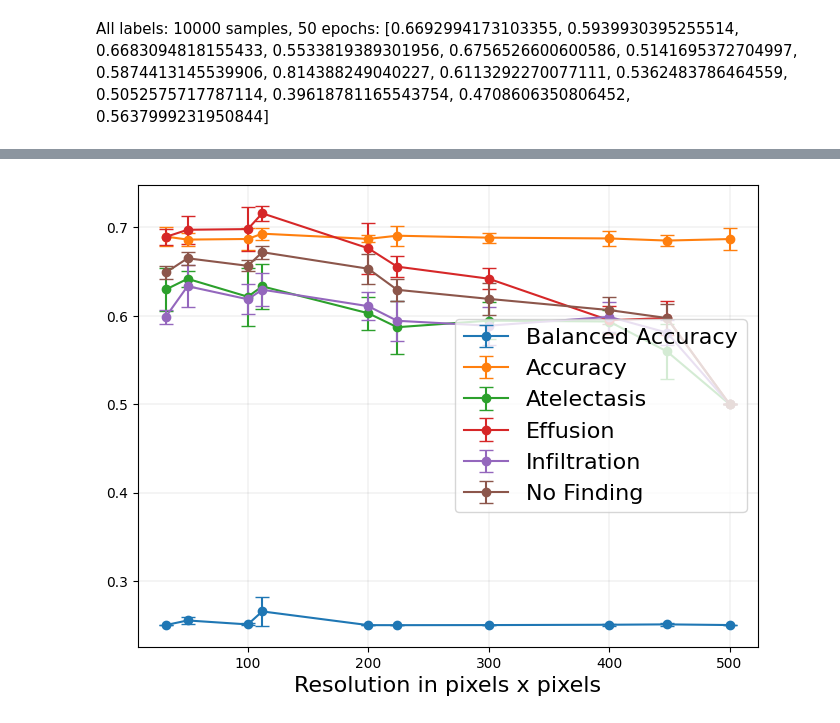
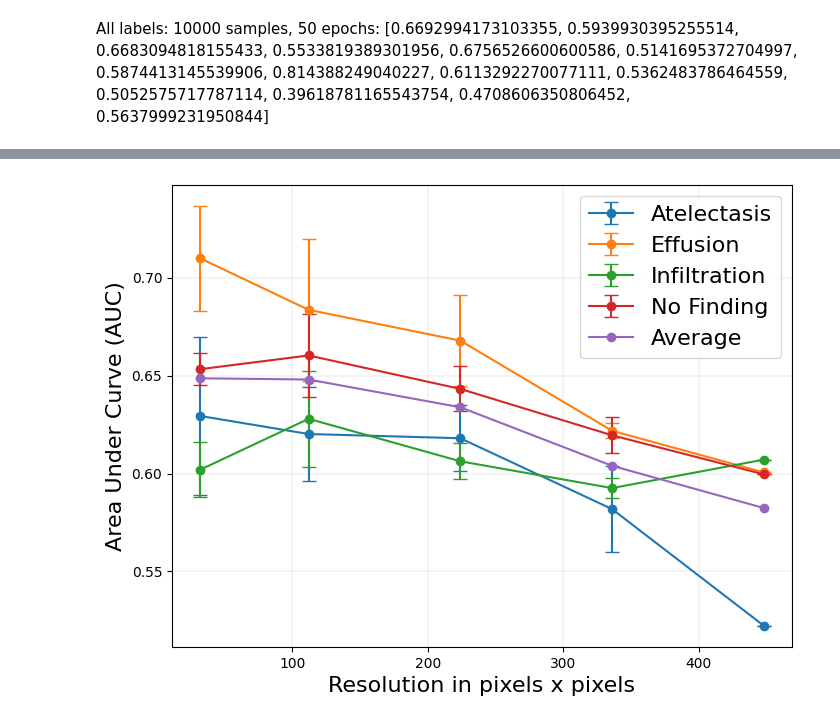
Before and after one commit to Naxsos/MedicaldeepLearning, a Jupyter notebook: Computational_Limitations/chestxray8_applied.ipynb, the cells around one changed output, grey strips where cells are left out. Saved outputs shown, nothing was run; the diff lists cells and outputs as text; code cells hidden in the pictures.

```diff
--- a/Computational_Limitations/chestxray8_applied.ipynb
+++ b/Computational_Limitations/chestxray8_applied.ipynb
@@ -206,8 +232,8 @@ def create_model_3(image_size):
         Conv2D(128, (3, 3), activation='relu'),
         MaxPooling2D((2, 2)),
         Dropout(0.3),
-        Conv2D(256, (3, 3), activation='relu', padding='same'), # new
-        Conv2D(256, (3, 3), activation='relu', padding='same'), # new
+        Conv2D(256, (3, 3), activation='relu'), # new
+        Conv2D(256, (3, 3), activation='relu'), # new
         MaxPooling2D((2, 2)), # new
         Dropout(0.3), # new
         Flatten(),
@@ -279,5 +299,5 @@ val_dataset = create_val_dataset(images_val, labels_val)
 # %%
-model = create_resnet_model(IMAGE_SIZE)
+model = create_model_1(IMAGE_SIZE)
 
 steps_per_epoch = len(images_train) // BATCH_SIZE
 validation_steps = len(images_val) // BATCH_SIZE
@@ -285,10 +305,13 @@ validation_steps = len(images_val) // BATCH_SIZE
 # class_weights = sklearn.utils.class_weight.compute_class_weight(class_weight='balanced', classes=np.unique(labels_train.argmax(axis=1)), y=labels_train.argmax(axis=1))
 # class_weights = {i: class_weights[i] for i in range(len(class_weights))}
 
-model.fit(
+early_stopping = EarlyStopping(monitor='val_loss', patience=5, restore_best_weights=True)
+
+history = model.fit(
     train_dataset,
     steps_per_epoch=steps_per_epoch,
     epochs=20,
     validation_data=val_dataset,
-    validation_steps=validation_steps
+    validation_steps=validation_steps,
+    callbacks=[early_stopping]
 )
@@ -299,7 +337,7 @@ BATCH_SIZE = 16
 NUMBER_OF_IMAGES = 1000
 evaluations = {}
 
-for ev_image_size in [100, 200, 300, 400, 500, 600, 700, 800, 900, 1000]:
+for ev_image_size in [32, 112, 224, 336, 448]:
 
     images, labels = prepare_data(df[:NUMBER_OF_IMAGES], ev_image_size)
     images_train, images_val, labels_train, labels_val = sklearn.model_selection.train_test_split(images, labels, random_state=42, test_size=0.2)
@@ -415,5 +630,8 @@ KeyboardInterrupt:
 # %%
-# 20 epochs
+# 224 mit 50 epochs: [([0.6082184392132524, 0.7119830426305155, 0.6222405129716557, 0.6610328540836763], 0.2536846605997667, 0.681)]
+# 448 mit 50 epochs: [([0.5750806451612903, 0.5773582854530165, 0.6076926874468345, 0.606651815949018], 0.26615550103682195, 0.6875)]
+
+# 20 epochs, 1000 samples, resnet50
 
 evaluations = {}
 evaluations[32] = [([0.6338036541655739, 0.6786923784849304, 0.6046562950444853, 0.6592096443897533], 0.25, 0.6845), ([0.6606437267041, 0.7024752307466362, 0.6011493762413108, 0.658043833443105], 0.25, 0.7095), ([0.6301414515077548, 0.6888848541809068, 0.6085510907003444, 0.6432579702142742], 0.25, 0.6905), ([0.6377228810644189, 0.6973801801801802, 0.5865044638910988, 0.6435441720003087], 0.25, 0.6815), ([0.5868017045122876, 0.679469238206707, 0.5945928123969667, 0.6412990683856825], 0.25, 0.6825)]
@@ -426,5 +644,5 @@ evaluations[224] = [([0.5402481358676193, 0.6404963069238536, 0.6226374582910199
 evaluations[300] = [([0.5627874201401992, 0.6410054054054054, 0.5762157842010666, 0.6058698664295562], 0.25, 0.6815), ([0.5821828848286731, 0.646407943616101, 0.5924789223305543, 0.611870439272014], 0.25, 0.6825), ([0.5961550243221055, 0.6557337737563286, 0.5558319173363949, 0.5981359668397571], 0.24981923355025307, 0.691), ([0.6205875576036867, 0.6475332597043356, 0.600084110779298, 0.6352615040370125], 0.25, 0.6965), ([0.6110019366598314, 0.6195505638870552, 0.6194843461501904, 0.6449039663917496], 0.25, 0.691)]
 evaluations[400] = [([0.5934972374117111, 0.5998608347952212, 0.5755528435619471, 0.5880145313081038], 0.2525428429130917, 0.6765), ([0.5845004182544846, 0.6161074283093306, 0.5862846220770295, 0.6072660580993423], 0.24970656517781326, 0.681), ([0.5751652471546307, 0.5684800611542872, 0.5968600878030158, 0.590612516334854], 0.24981804949053857, 0.6865), ([0.6093402944242367, 0.5903563759263403, 0.6226812440936232, 0.622820684558454], 0.24964362081254454, 0.7005), ([0.6054196757961079, 0.5999978767901314, 0.6130195677673574, 0.6240004187097388], 0.25, 0.6935)]
 evaluations[448] = [([0.5948434235362865, 0.6088043759789834, 0.5820414975141738, 0.615635619579952], 0.25, 0.686), ([0.556728679009231, 0.6221829905306087, 0.5689762365294281, 0.6047993224052771], 0.25026102751873675, 0.68), ([0.5930502281720463, 0.6005039023657193, 0.5949828567294714, 0.6089860055158021], 0.2504404864278771, 0.6875), ([0.512282258441134, 0.5636324990700887, 0.5985066976159389, 0.5816680484086708], 0.2498205312275664, 0.696), ([0.5417816242678556, 0.5930463887935512, 0.5607502810183497, 0.5764054395865293], 0.25326676528599606, 0.6765)]
-evaluations[500] = [([0.5, 0.5, 0.5, 0.5], 0.25, 0.6735), ([0.5, 0.5, 0.5, 0.5], 0.25, 0.675), ([0.5, 0.5, 0.5, 0.5], 0.25, 0.6835), ([0.5, 0.5, 0.5, 0.5], 0.25, 0.706), ([0.5, 0.5, 0.5, 0.5], 0.25, 0.6965)]
+# evaluations[500] = [([0.5, 0.5, 0.5, 0.5], 0.25, 0.6735), ([0.5, 0.5, 0.5, 0.5], 0.25, 0.675), ([0.5, 0.5, 0.5, 0.5], 0.25, 0.6835), ([0.5, 0.5, 0.5, 0.5], 0.25, 0.706), ([0.5, 0.5, 0.5, 0.5], 0.25, 0.6965)]
 # %%
@@ -432,7 +650,5 @@ evaluations[500] = [([0.5, 0.5, 0.5, 0.5], 0.25, 0.6735), ([0.5, 0.5, 0.5, 0.5],
 #     pickle.dump(evaluations, file)
 # %%
-plt.figure(figsize=(8, 6))
-
 aucs_at_means = []
 aucs_at_stds = []
 aucs_ef_means = []
@@ -445,6 +661,8 @@ baccs_means = []
 baccs_stds = []
 accs_means = []
 accs_stds = []
+aucs_All_means = []
+aucs_All_stds = []
 
 
 for evals_per_size in evaluations.values():
@@ -462,38 +680,42 @@ for evals_per_size in evaluations.values():
         aucs_nf.append(eval[0][3])
         baccs.append(eval[1])
         accs.append(eval[2])
 
     aucs_at_means.append(np.mean(aucs_at))
     aucs_at_stds.append(np.std(aucs_at))
     aucs_ef_means.append(np.mean(aucs_ef))
     aucs_ef_stds.append(np.std(aucs_ef))
     aucs_in_means.append(np.mean(aucs_in))
     aucs_in_stds.append(np.std(aucs_in))
     aucs_nf_means.append(np.mean(aucs_nf))
     aucs_nf_stds.append(np.std(aucs_nf))
     baccs_means.append(np.mean(baccs))
     baccs_stds.append(np.std(baccs))
     accs_means.append(np.mean(accs))
     accs_stds.append(np.std(accs))
+    aucs_All_means.append(np.mean(np.concatenate((aucs_at, aucs_ef, aucs_in, aucs_nf))))
+    aucs_All_stds.append(np.std(np.concatenate((aucs_at, aucs_ef, aucs_in, aucs_nf))))
 
-x_values = [32, 50, 100, 112, 200, 224, 300, 400, 448, 500]#, 768, 1024]
+x_values = list(evaluations.keys())
+
+plt.figure(figsize=(8, 6))
+
 
 font_size = 16
-
-plt.errorbar(x_values, baccs_means, yerr=baccs_stds, label='Balanced Accuracy', fmt='-o', capsize=5)
-plt.errorbar(x_values, accs_means, yerr=accs_stds, label='Accuracy', fmt='-o', capsize=5)
 
 plt.errorbar(x_values, aucs_at_means, yerr=aucs_at_stds, label='Atelectasis', fmt='-o', capsize=5)
 plt.errorbar(x_values, aucs_ef_means, yerr=aucs_ef_stds, label='Effusion', fmt='-o', capsize=5)
 plt.errorbar(x_values, aucs_in_means, yerr=aucs_in_stds, label='Infiltration', fmt='-o', capsize=5)
 plt.errorbar(x_values, aucs_nf_means, yerr=aucs_nf_stds, label='No Finding', fmt='-o', capsize=5)
+plt.errorbar(x_values, aucs_All_means, label='Average', fmt='-o', capsize=5)
 
+plt.ylabel("Area Under Curve (AUC)", fontsize=font_size)
 plt.xlabel("Resolution in pixels x pixels", fontsize=font_size)
 plt.grid(color='grey', linestyle='-', linewidth=0.25, alpha=0.5)
-plt.legend(fontsize=font_size, loc="center right")
+plt.legend(fontsize=font_size, loc="upper right")
 
-# plt.savefig("evals/chestxray8/resolution_accBaccs_10000_samples_5runs_onlyfirst5.pdf", bbox_inches='tight', pad_inches=0)
-
+# plt.savefig("evals/own_models/image_test_fix/resolution_auc_1000samples_5runs_model3.pdf", bbox_inches='tight', pad_inches=0)
+#
 plt.show()
 # %% [output]
-[figure, old version]
+[figure, new version]
```
Also changed, not shown: parts of 15 cells of this notebook, 13 other files.
